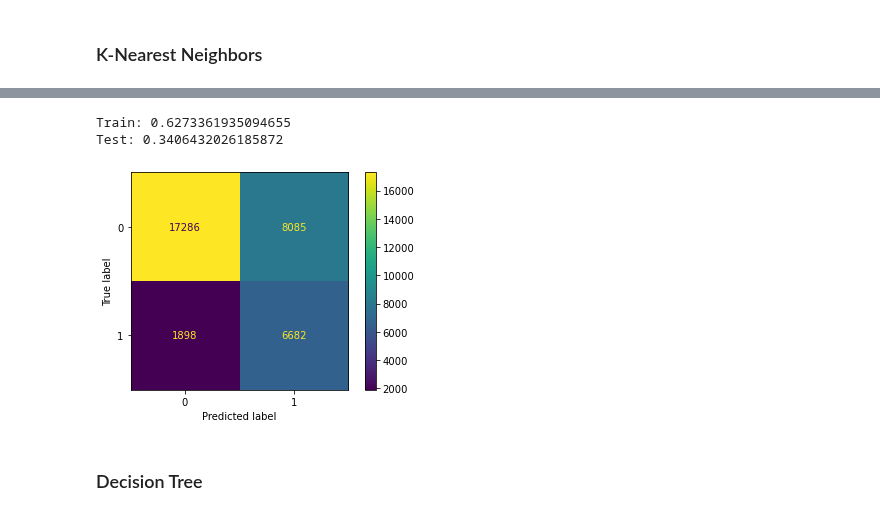
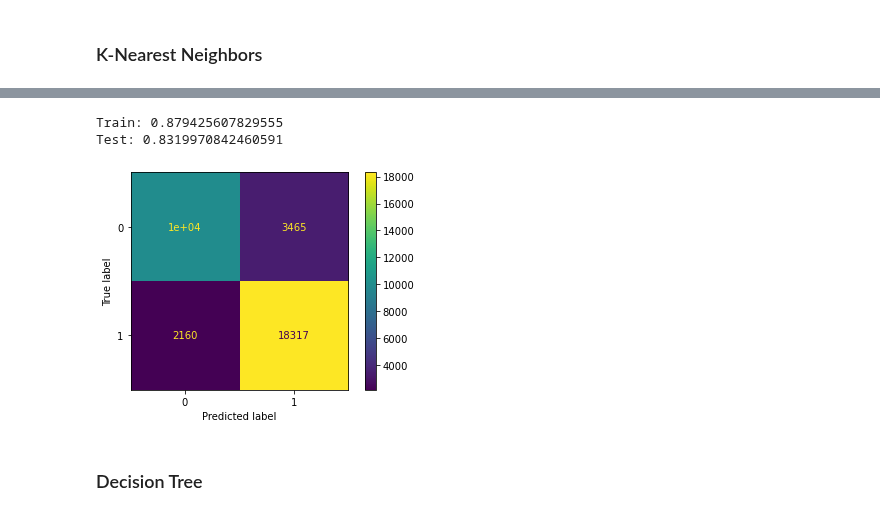
Before and after one commit to sethnlewis/Policing-Bias, a Jupyter notebook: analysis/EDA.ipynb, the cells around one changed output, grey strips where cells are left out. Cells and saved outputs as stored; diff of their text form; code cells hidden in the pictures.

Commit message:
Developed increased performance by expanding target metric, alongside extensive model improvements

```diff
--- a/analysis/EDA.ipynb
+++ b/analysis/EDA.ipynb
@@ -349,3 +350,15 @@ df.drop('Arrest (Y/N)', axis=1, inplace=True)
+# %%
+categorize_resolution = {
+    'Field Contact': 'Neutral',
+    'Offense Report': 'Negative',
+    'Arrest': 'Negative',
+    'Referred for Prosecution': 'Negative',
+    'Citation / Infraction': 'Negative'
+}
+
+
+df['Resolution: Negative (Y/N)'] = (df['Stop Resolution'].map(categorize_resolution) == 'Negative').astype('int')
+df.drop('Stop Resolution: Arrest (Y/N)', axis=1, inplace=True)
 # %% [markdown]
 # Graphical EDA
 # %%
@@ -479,14 +473,14 @@ dtype: object
 # %%
 # Split data
-y_label = 'Stop Resolution: Arrest (Y/N)'
+y_label = 'Resolution: Negative (Y/N)'
 X = df_refined.drop([y_label,
                      'Frisk (Y/N)',
                      'Reported Date',
                      'Subject Age Group',
-                     'Stop Resolution',
-                     'Call Type',
-                     'Precinct',
-                     'Sector'],
+                     'Stop Resolution'],
+                     #'Call Type',
+                     #'Precinct',
+                     #'Sector'],
                      axis=1)
 y = df_refined[y_label]
 
@@ -502,4 +496,4 @@ X.reset_index(drop=True, inplace=True)
 y.reset_index(drop=True, inplace=True)
 
 # Declare object to hold history of all model runs
-model_history = ModelHistory()
+#model_history = ModelHistory()
@@ -508,7 +500,7 @@ model_history = ModelHistory()
 # %%
 # One hot encoder
 droppers = [UNKNOWN]*X.select_dtypes('object').shape[1]
-one_hot_encoder = OneHotEncoder(drop=droppers, sparse=False)
+one_hot_encoder = OneHotEncoder(sparse=False, drop=droppers)
 
 # Selectors
 string_selector = make_column_selector(dtype_include='object')
@@ -594,15 +600,15 @@ Test: 0.37767532893890127
 # %% [markdown]
 ### K-Nearest Neighbors
 # %%
-# --- GRID NEEDS BETTER PARAMETER CHOICES ---
 pipe = Pipeline([('cols', transformer_ss),
-                 ('smote', smote),
                  ('model', model_knn)])
 
 param_grid = {'model__leaf_size': [50],
-               'model__n_neighbors': np.arange(3, 8, 2)}
+               'model__n_neighbors': [3, 5, 7, 9]}
 search = GridSearchCV(pipe, param_grid, cv=kfold, n_jobs=JOBS, scoring='f1', return_train_score=True)
 search.fit(X, y)
 model_history.add_model(search.best_estimator_, X, y, display_results=True, notes='grid search KNN')
+
+final_model_knn = search.best_estimator_
 # %% [output]
 |  | Model | n_features | Features | F1 Score | Accuracy | Notes |
@@ -611,10 +627,10 @@ model_history.add_model(search.best_estimator_, X, y, display_results=True, note
 # %%
 train_test_scores(search)
-plot_confusion_matrix(search.best_estimator_, X, y);
+plot_confusion_matrix(final_model_knn, X, y);
 # %% [output]
-Train: 0.6273361935094655
-Test: 0.3406432026185872
+Train: 0.879425607829555
+Test: 0.8319970842460591
-[figure, old version]
+[figure, new version]
 # %% [markdown]
 ### Decision Tree
 # %%
```
Also changed, not shown: parts of 30 cells of this notebook, 2 other files.
